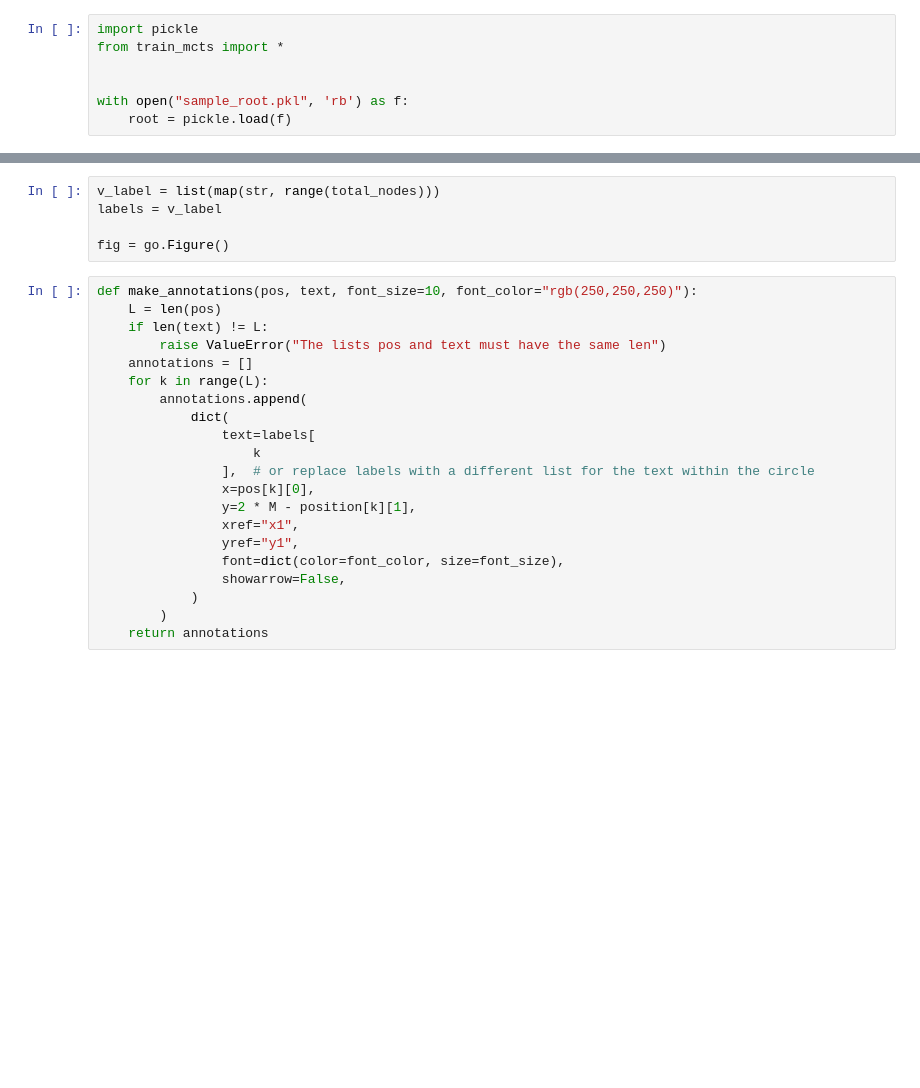
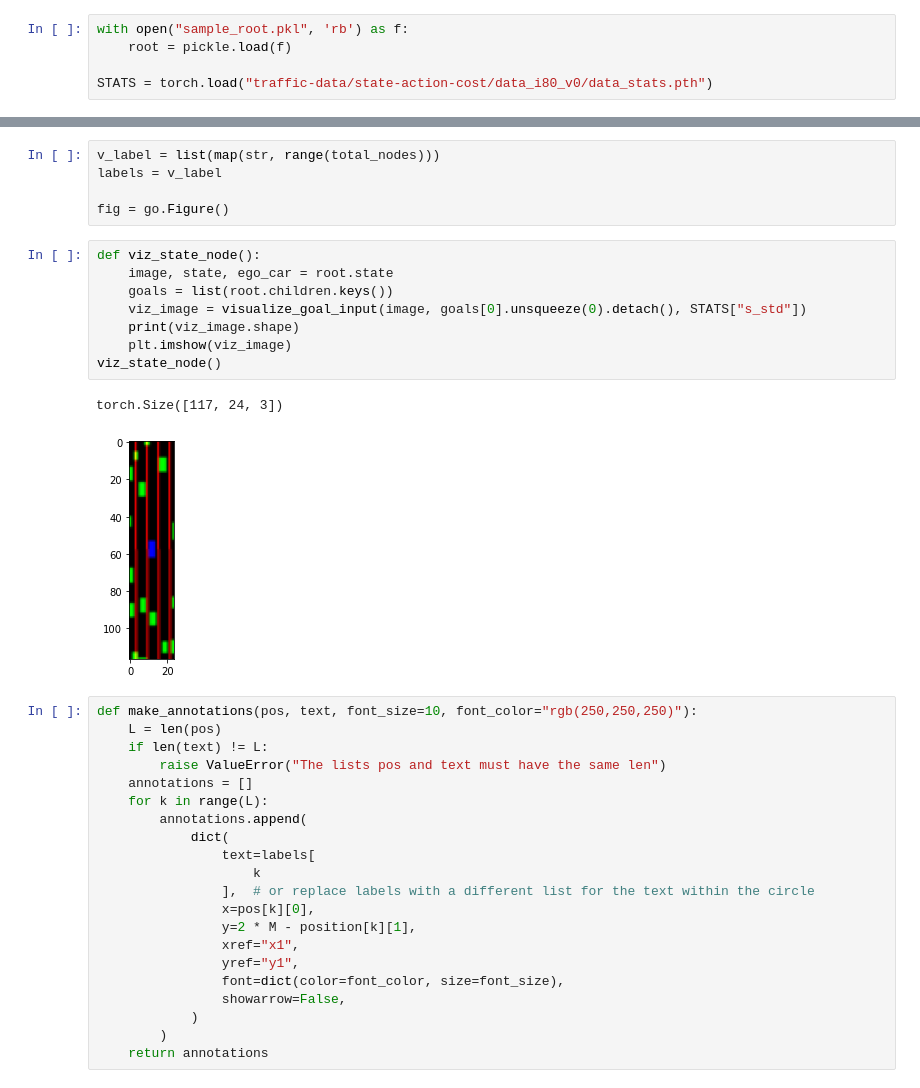
Before and after one commit to eneserciyes/pytorch-PPUU, a Jupyter notebook: MCTS_viz.ipynb, the cells around one changed output, grey strips where cells are left out. Saved outputs shown, nothing was run; the diff lists cells and outputs as text; blank space fills up the shorter version.

Commit message:
some mcts visualization

```diff
--- a/MCTS_viz.ipynb
+++ b/MCTS_viz.ipynb
@@ -1,7 +17,5 @@
 # %%
-import pickle
-from train_mcts import *
-
-
 with open("sample_root.pkl", 'rb') as f:
     root = pickle.load(f)
+
+STATS = torch.load("traffic-data/state-action-cost/data_i80_v0/data_stats.pth")
@@ -22,6 +37,17 @@ v_label = list(map(str, range(total_nodes)))
 labels = v_label
 
 fig = go.Figure()
+# %%
+def viz_state_node():
+    image, state, ego_car = root.state
+    goals = list(root.children.keys())
+    viz_image = visualize_goal_input(image, goals[0].unsqueeze(0).detach(), STATS["s_std"])
+    print(viz_image.shape)
+    plt.imshow(viz_image)
+viz_state_node()
+# %% [output]
+torch.Size([117, 24, 3])
+[figure, added]
 # %%
 def make_annotations(pos, text, font_size=10, font_color="rgb(250,250,250)"):
     L = len(pos)
```
Also changed, not shown: parts of 3 cells of this notebook, 1 other file.
